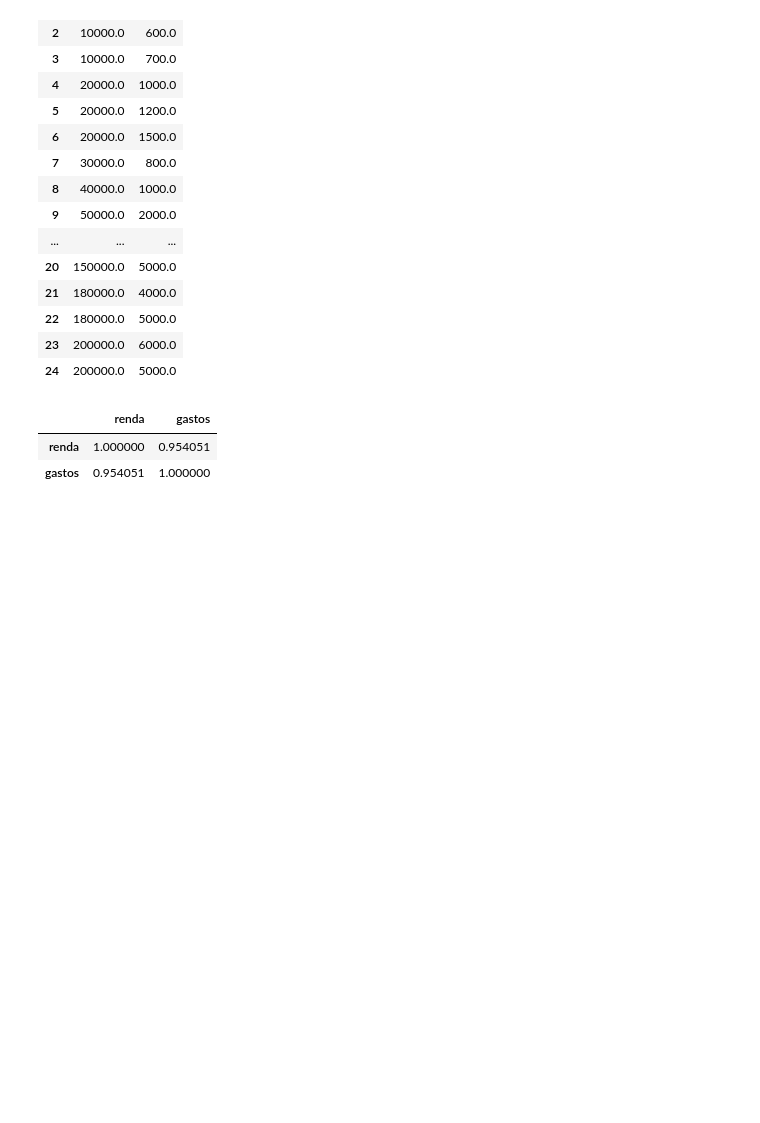
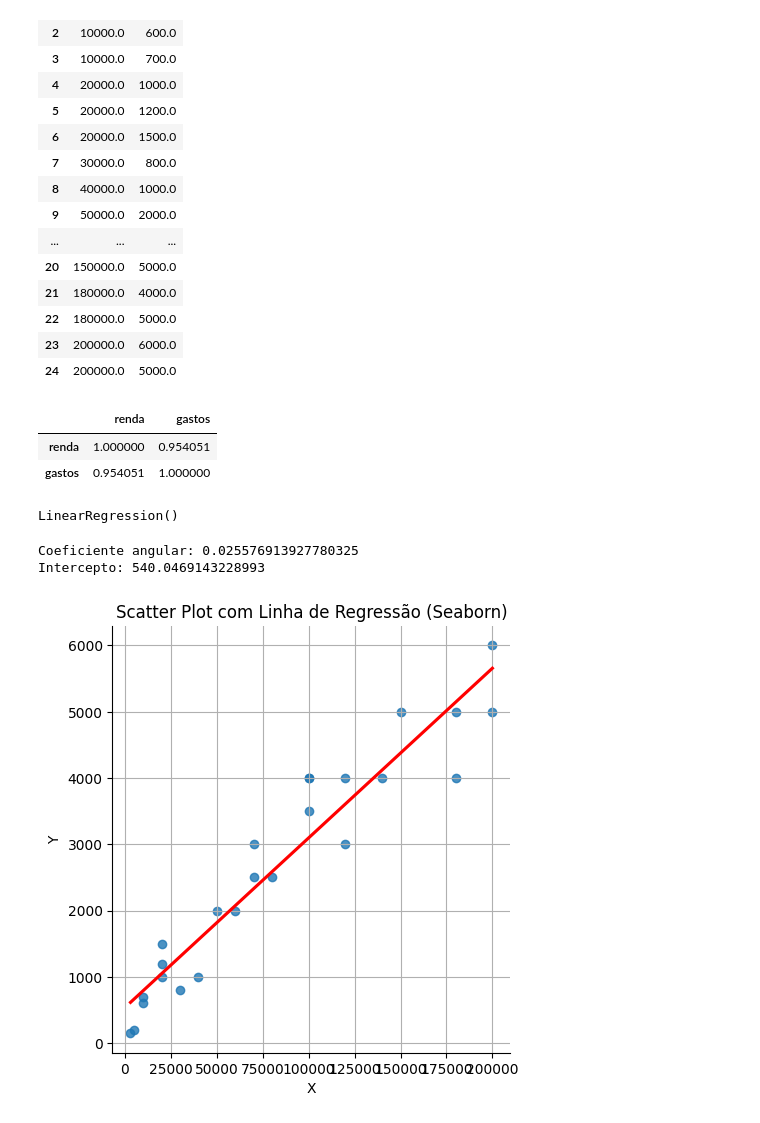
Before and after one commit to profsergiocosta/data_science_study, a Jupyter notebook: playground/aprendendo_pandas.ipynb, the cells around one changed output. Saved outputs shown, nothing was run; the diff lists cells and outputs as text; code cells hidden in the pictures; blank space fills up the shorter version.

```diff
--- a/playground/aprendendo_pandas.ipynb
+++ b/playground/aprendendo_pandas.ipynb
@@ -188,0 +195,5 @@ dados.corr()
+# %%
+# Treinar o modelo
+modelo.fit(dados[["renda"]], dados.gastos)
+# %% [output]
+LinearRegression()
@@ -188,0 +204,7 @@ dados.corr()
+# %%
+# Imprimir os coeficientes
+print("Coeficiente angular:", coeficiente_angular)
+print("Intercepto:", intercepto)
+# %% [output]
+Coeficiente angular: 0.025576913927780325
+Intercepto: 540.0469143228993
@@ -188,0 +213,10 @@ dados.corr()
+# %%
+# Plotar o scatter plot com linha de regressão usando o Seaborn
+sns.lmplot(x='renda', y='gastos', data=dados, ci=None, line_kws={'color': 'red'})
+plt.title('Scatter Plot com Linha de Regressão (Seaborn)')
+plt.xlabel('X')
+plt.ylabel('Y')
+plt.grid(True)
+plt.show()
+# %% [output]
+[figure, added]
```
Also changed, not shown: parts of 4 cells of this notebook.
